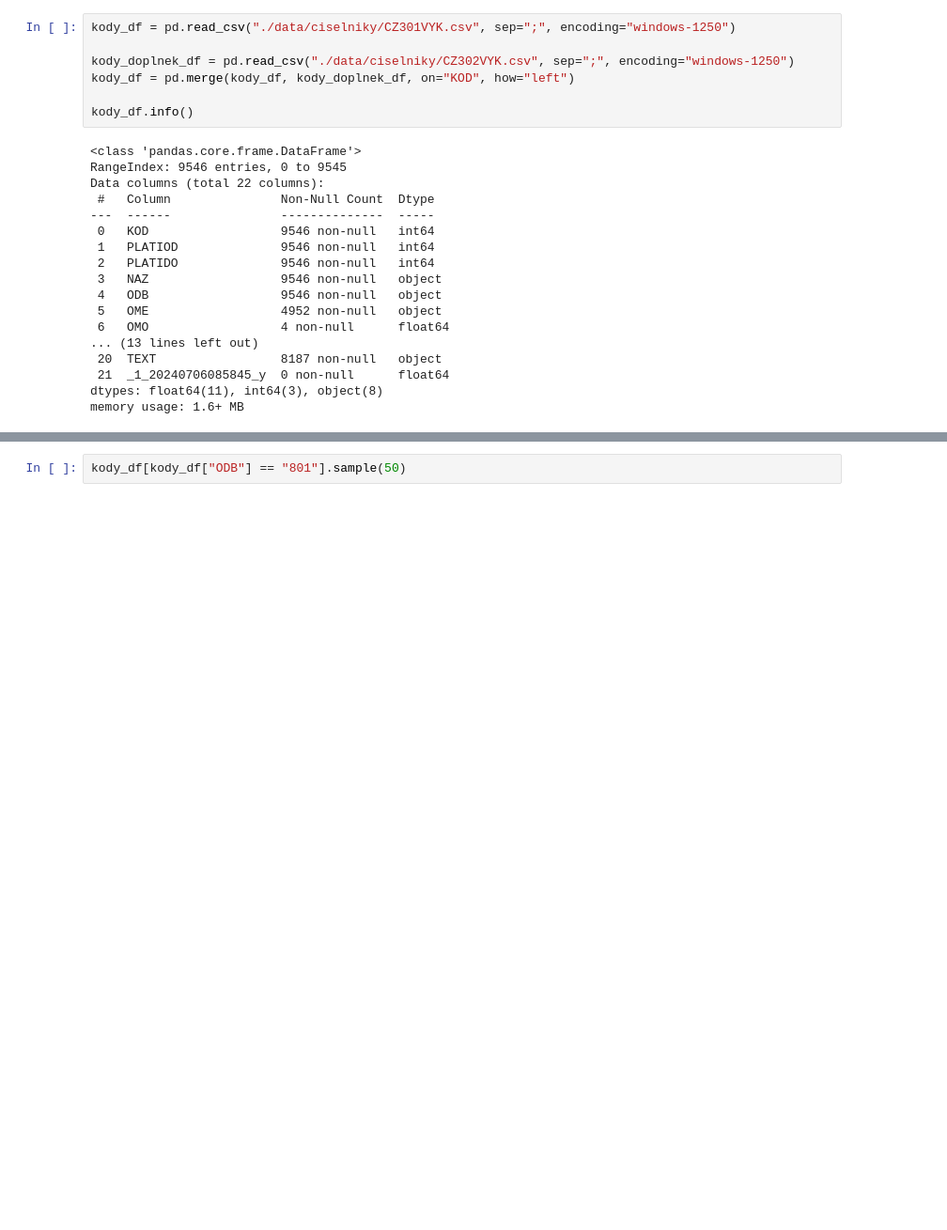
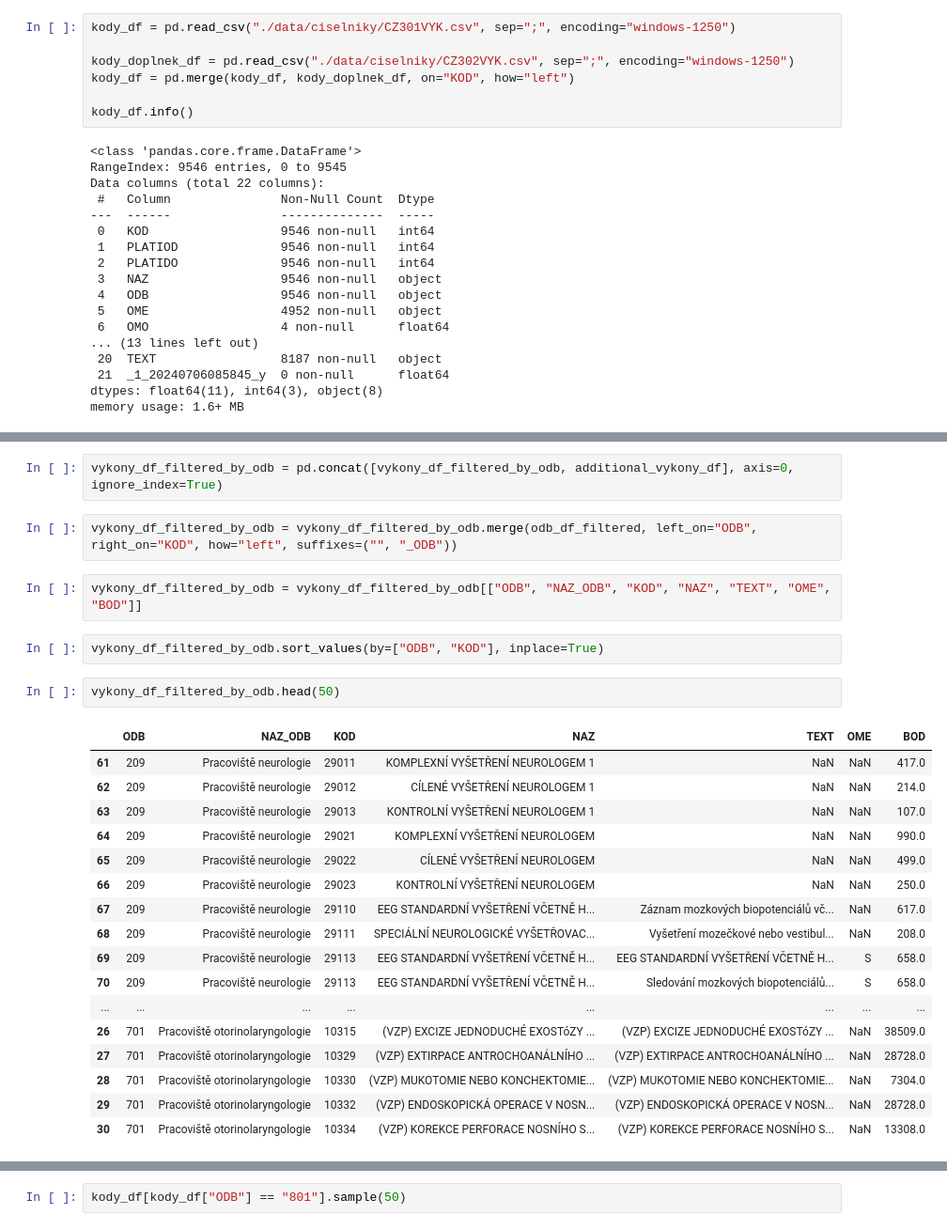
Before and after one commit to rmilosic/cody, a Jupyter notebook: rok.ipynb, the cells around one changed output, grey strips where cells are left out. Shown at 94% size. Saved outputs shown, nothing was run; the diff lists cells and outputs as text; blank space fills up the shorter version.

```diff
--- a/rok.ipynb
+++ b/rok.ipynb
@@ -28 +86,29 @@ memory usage: 1.6+ MB
+# %%
+vykony_df_filtered_by_odb = pd.concat([vykony_df_filtered_by_odb, additional_vykony_df], axis=0, ignore_index=True)
+# %%
+vykony_df_filtered_by_odb = vykony_df_filtered_by_odb.merge(odb_df_filtered, left_on="ODB", right_on="KOD", how="left", suffixes=("", "_ODB"))
+# %%
+vykony_df_filtered_by_odb = vykony_df_filtered_by_odb[["ODB", "NAZ_ODB", "KOD", "NAZ", "TEXT", "OME", "BOD"]]
+# %%
+vykony_df_filtered_by_odb.sort_values(by=["ODB", "KOD"], inplace=True)
+# %%
+vykony_df_filtered_by_odb.head(50)
+# %% [output]
+|  | ODB | NAZ_ODB | KOD | NAZ | TEXT | OME | BOD |
+| 61 | 209 | Pracoviště neurologie | 29011 | KOMPLEXNÍ VYŠETŘENÍ NEUROLOGEM 1 | NaN | NaN | 417.0 |
+| 62 | 209 | Pracoviště neurologie | 29012 | CÍLENÉ VYŠETŘENÍ NEUROLOGEM 1 | NaN | NaN | 214.0 |
+| 63 | 209 | Pracoviště neurologie | 29013 | KONTROLNÍ VYŠETŘENÍ NEUROLOGEM 1 | NaN | NaN | 107.0 |
+| 64 | 209 | Pracoviště neurologie | 29021 | KOMPLEXNÍ VYŠETŘENÍ NEUROLOGEM | NaN | NaN | 990.0 |
+| 65 | 209 | Pracoviště neurologie | 29022 | CÍLENÉ VYŠETŘENÍ NEUROLOGEM | NaN | NaN | 499.0 |
+| 66 | 209 | Pracoviště neurologie | 29023 | KONTROLNÍ VYŠETŘENÍ NEUROLOGEM | NaN | NaN | 250.0 |
+| 67 | 209 | Pracoviště neurologie | 29110 | EEG STANDARDNÍ VYŠETŘENÍ VČETNĚ H... | Záznam mozkových biopotenciálů vč... | NaN | 617.0 |
+| 68 | 209 | Pracoviště neurologie | 29111 | SPECIÁLNÍ NEUROLOGICKÉ VYŠETŘOVAC... | Vyšetření mozečkové nebo vestibul... | NaN | 208.0 |
+| 69 | 209 | Pracoviště neurologie | 29113 | EEG STANDARDNÍ VYŠETŘENÍ VČETNĚ H... | EEG STANDARDNÍ VYŠETŘENÍ VČETNĚ H... | S | 658.0 |
+| 70 | 209 | Pracoviště neurologie | 29113 | EEG STANDARDNÍ VYŠETŘENÍ VČETNĚ H... | Sledování mozkových biopotenciálů... | S | 658.0 |
+| ... | ... | ... | ... | ... | ... | ... | ... |
+| 26 | 701 | Pracoviště otorinolaryngologie | 10315 | (VZP) EXCIZE JEDNODUCHÉ EXOSTóZY ... | (VZP) EXCIZE JEDNODUCHÉ EXOSTóZY ... | NaN | 38509.0 |
+| 27 | 701 | Pracoviště otorinolaryngologie | 10329 | (VZP) EXTIRPACE ANTROCHOANÁLNÍHO ... | (VZP) EXTIRPACE ANTROCHOANÁLNÍHO ... | NaN | 28728.0 |
+| 28 | 701 | Pracoviště otorinolaryngologie | 10330 | (VZP) MUKOTOMIE NEBO KONCHEKTOMIE... | (VZP) MUKOTOMIE NEBO KONCHEKTOMIE... | NaN | 7304.0 |
+| 29 | 701 | Pracoviště otorinolaryngologie | 10332 | (VZP) ENDOSKOPICKÁ OPERACE V NOSN... | (VZP) ENDOSKOPICKÁ OPERACE V NOSN... | NaN | 28728.0 |
+| 30 | 701 | Pracoviště otorinolaryngologie | 10334 | (VZP) KOREKCE PERFORACE NOSNÍHO S... | (VZP) KOREKCE PERFORACE NOSNÍHO S... | NaN | 13308.0 |
 # %%
```
Also changed, not shown: parts of 11 cells of this notebook, 11 other files.
